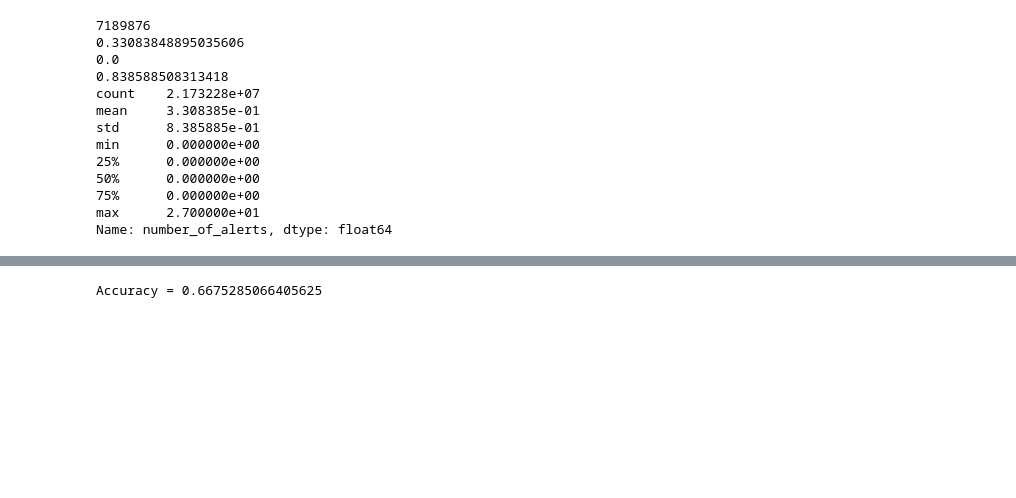
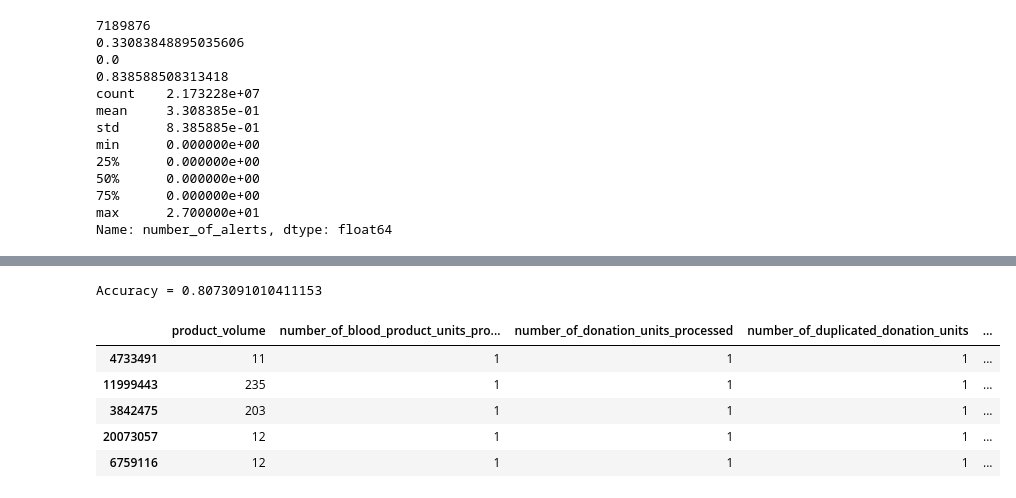
Before and after one commit to ErikPohle/CSCI-4308-TerumoBCT, a Jupyter notebook: notebooks/FinalDataNotebook.ipynb, the cells around one changed output, grey strips where cells are left out. Drawn from its saved outputs; the diff is of its cells as text; code cells hidden in the pictures; blank space fills up the shorter version.

```diff
--- a/notebooks/FinalDataNotebook.ipynb
+++ b/notebooks/FinalDataNotebook.ipynb
@@ -131,4 +143,11 @@ model = LogisticRegression(solver='liblinear', random_state=0).fit(tmp_data['run
 # %%
-print("Accuracy =", model.score(tmp_data['run_duration_minutes'].values.reshape(-1, 1).astype('int'), tmp_data['number_of_alerts'].astype('int')))
+print("Accuracy =", model.score(train_data['run_duration_minutes'].values.reshape(-1, 1).astype('int'), train_data['number_of_alerts'].astype('int')))
+test_data.head()
 # %% [output]
-Accuracy = 0.6675285066405625
+Accuracy = 0.8073091010411153
+|  | product_volume | number_of_blood_product_units_pro... | number_of_donation_units_processed | number_of_duplicated_donation_units | ... |
+| 4733491 | 11 | 1 | 1 | 1 | ... |
+| 11999443 | 235 | 1 | 1 | 1 | ... |
+| 3842475 | 203 | 1 | 1 | 1 | ... |
+| 20073057 | 12 | 1 | 1 | 1 | ... |
+| 6759116 | 12 | 1 | 1 | 1 | ... |
```
Also changed, not shown: parts of 5 cells of this notebook, 3 other files.
